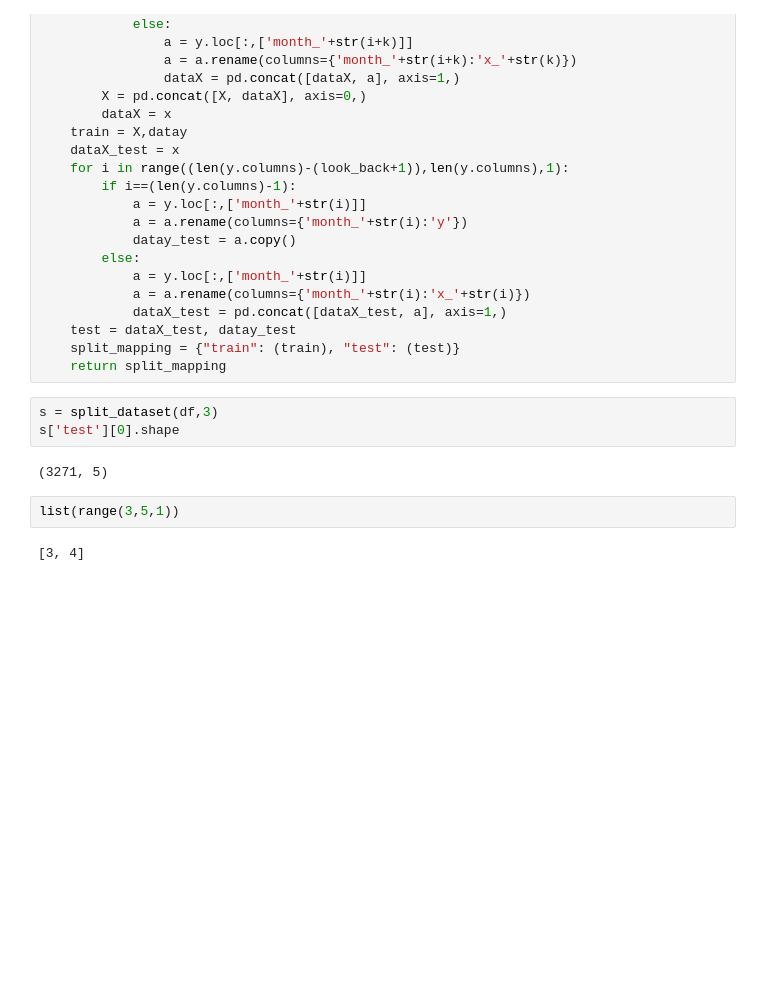
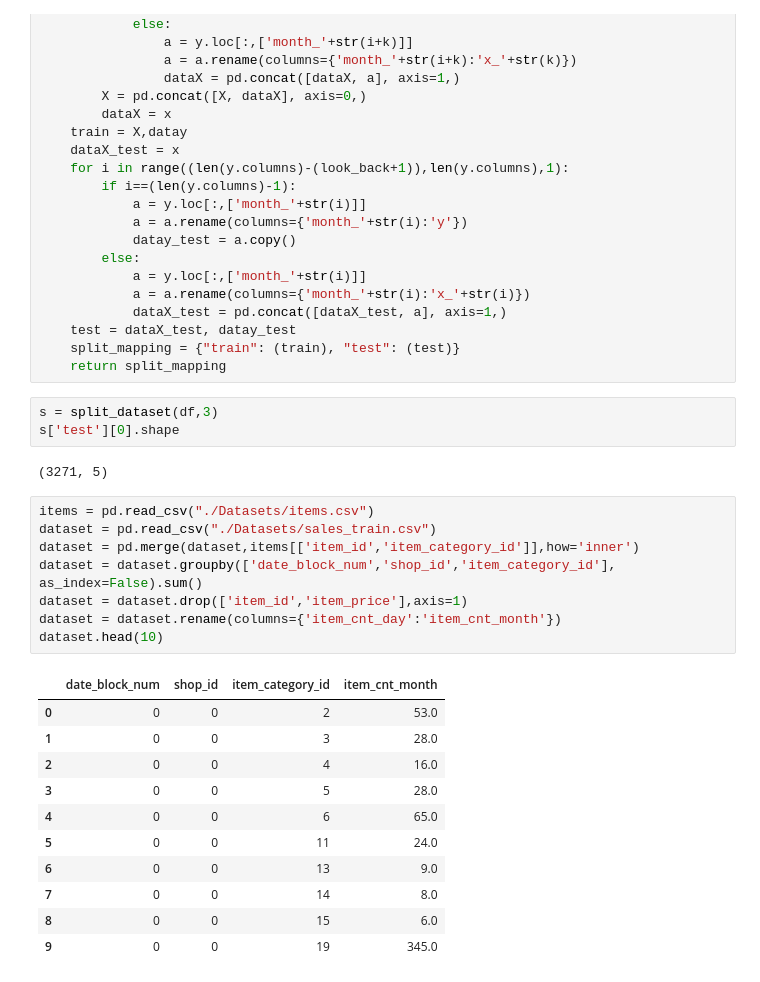
Before and after one commit to Alberto7526/MonografiaGithub, a Jupyter notebook: Untitled.ipynb, the cells around one changed output. Drawn from its saved outputs; the diff is of its cells as text; blank space fills up the shorter version.

```diff
--- a/Untitled.ipynb
+++ b/Untitled.ipynb
@@ -111,7 +111,23 @@ s = split_dataset(df,3)
 s['test'][0].shape
 # %% [output]
 (3271, 5)
-# %%
-list(range(3,5,1))
-# %% [output]
-[3, 4]
+# %%
+items = pd.read_csv("./Datasets/items.csv")
+dataset = pd.read_csv("./Datasets/sales_train.csv")
+dataset = pd.merge(dataset,items[['item_id','item_category_id']],how='inner')
+dataset = dataset.groupby(['date_block_num','shop_id','item_category_id'], as_index=False).sum()
+dataset = dataset.drop(['item_id','item_price'],axis=1)
+dataset = dataset.rename(columns={'item_cnt_day':'item_cnt_month'})
+dataset.head(10)
+# %% [output]
+|  | date_block_num | shop_id | item_category_id | item_cnt_month |
+| 0 | 0 | 0 | 2 | 53.0 |
+| 1 | 0 | 0 | 3 | 28.0 |
+| 2 | 0 | 0 | 4 | 16.0 |
+| 3 | 0 | 0 | 5 | 28.0 |
+| 4 | 0 | 0 | 6 | 65.0 |
+| 5 | 0 | 0 | 11 | 24.0 |
+| 6 | 0 | 0 | 13 | 9.0 |
+| 7 | 0 | 0 | 14 | 8.0 |
+| 8 | 0 | 0 | 15 | 6.0 |
+| 9 | 0 | 0 | 19 | 345.0 |
```
Also changed, not shown: parts of 1 cell of this notebook, 6 other files.
